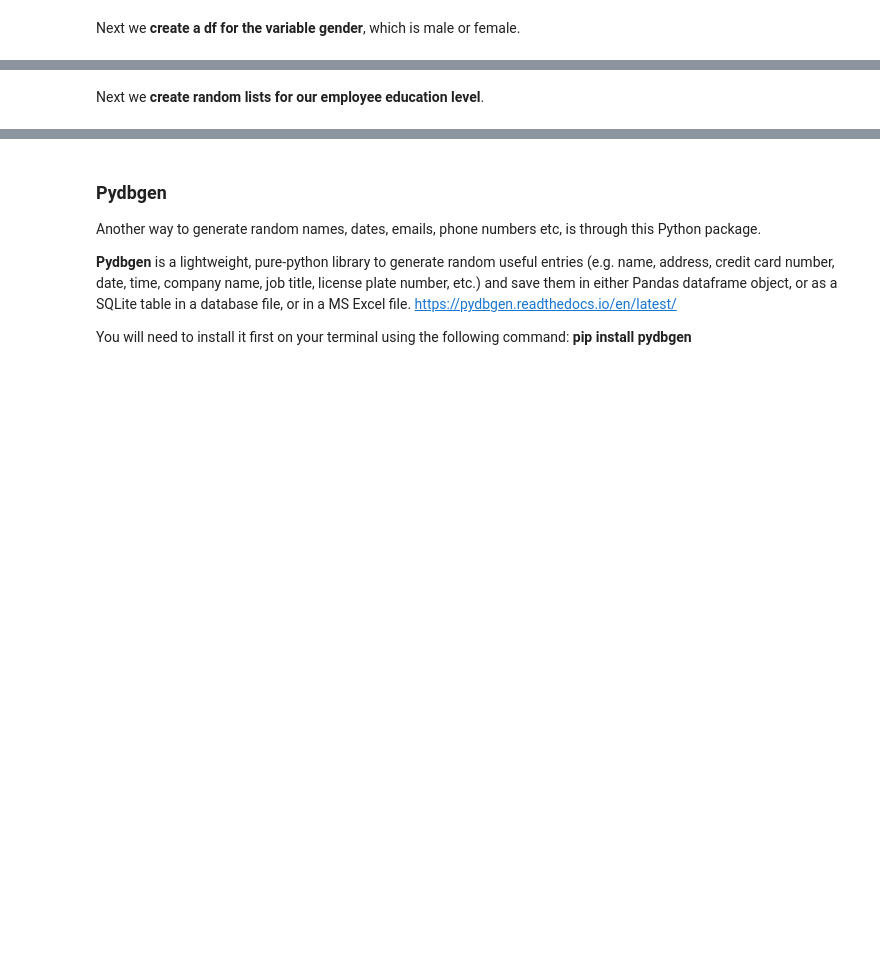
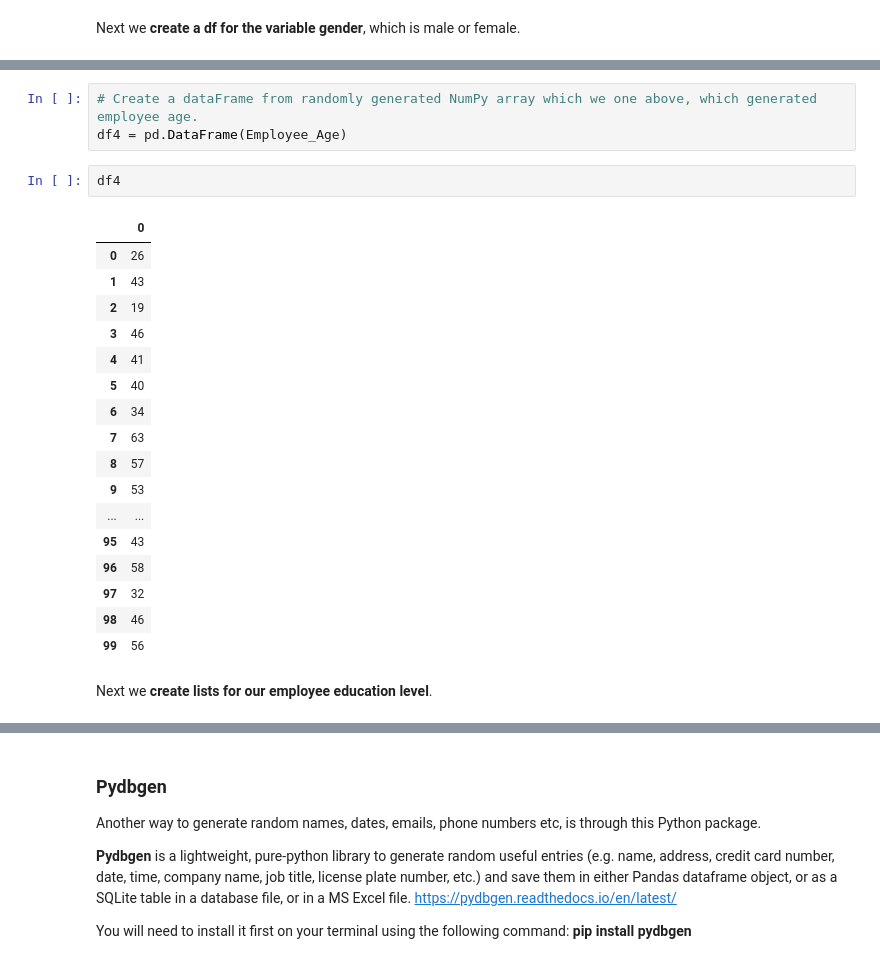
Before and after one commit to daithimarkham/Programming-for-Data-Analysis-Project-2019, a Jupyter notebook: Programming for Data Analysis Project 2019.ipynb, the cells around one changed output, grey strips where cells are left out. Cells and saved outputs as stored; diff of their text form; blank space fills up the shorter version.

```diff
--- a/Programming for Data Analysis Project 2019.ipynb
+++ b/Programming for Data Analysis Project 2019.ipynb
@@ -146,5 +197,28 @@ df1 # Displays the gender.
+# %%
+# Create a dataFrame from randomly generated NumPy array which we one above, which generated employee age.
+df4 = pd.DataFrame(Employee_Age)
+# %%
+df4
+# %% [output]
+|  | 0 |
+| 0 | 26 |
+| 1 | 43 |
+| 2 | 19 |
+| 3 | 46 |
+| 4 | 41 |
+| 5 | 40 |
+| 6 | 34 |
+| 7 | 63 |
+| 8 | 57 |
+| 9 | 53 |
+| ... | ... |
+| 95 | 43 |
+| 96 | 58 |
+| 97 | 32 |
+| 98 | 46 |
+| 99 | 56 |
 # %% [markdown]
-Next we **create random lists for our employee education level**.
+Next we **create lists for our employee education level**.
 # %%
 Education_level = (["Leaving Cert", "Diploma", "Degree", "Masters"]) # This will create your list for education levels.
 
```
Also changed, not shown: parts of 21 cells of this notebook.
